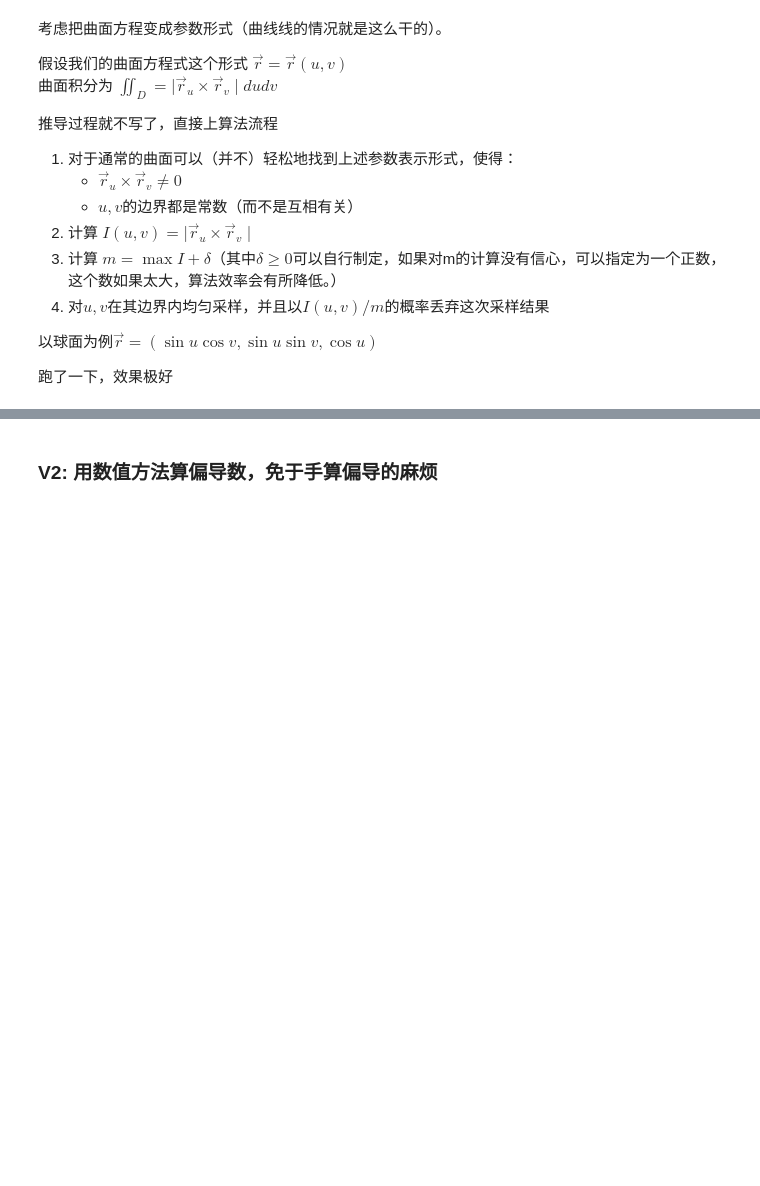
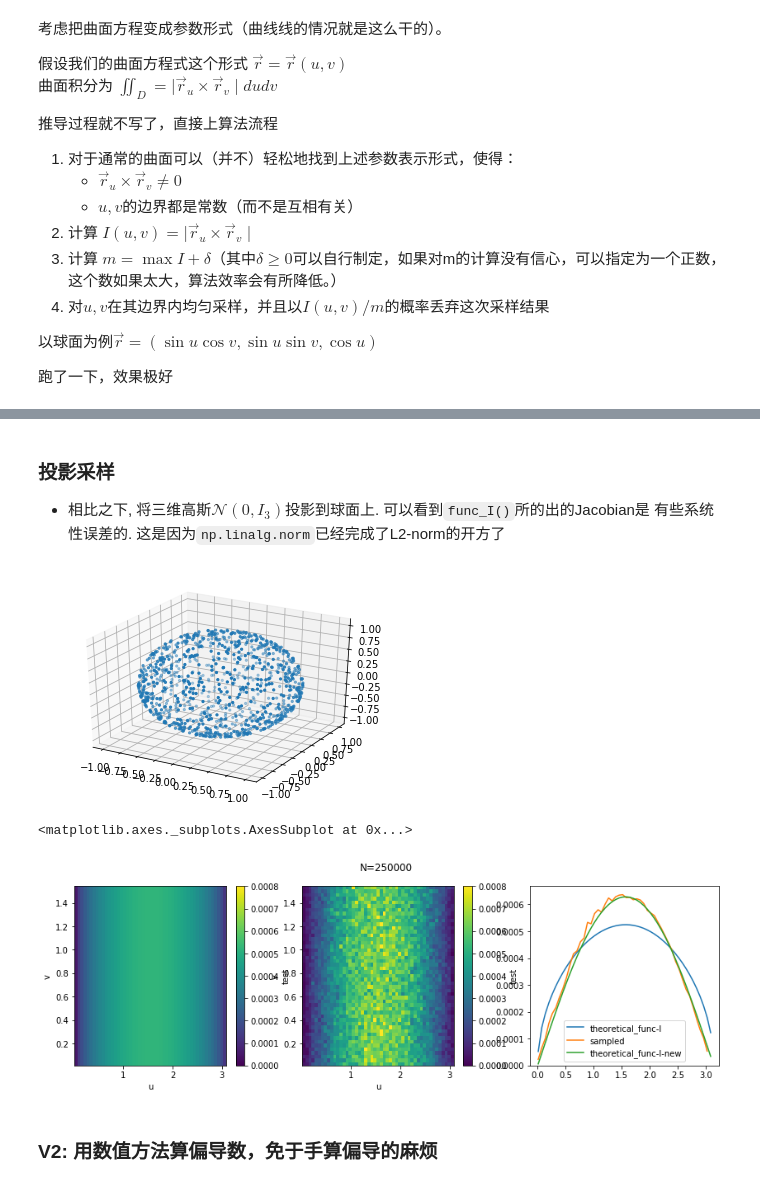
Before and after one commit to MathAndAlgo/DiscussionBoard, a Jupyter notebook: 20190819-曲面上随机采样.ipynb, the cells around one changed output, grey strips where cells are left out. Cells and saved outputs as stored; diff of their text form; code cells hidden in the pictures; blank space fills up the shorter version.

```diff
--- a/20190819-曲面上随机采样.ipynb
+++ b/20190819-曲面上随机采样.ipynb
@@ -430,3 +440,33 @@ qc_plot_2d(coords)
+# %%
+import IPython.display as ipd
+ipd.display(
+    ipd.Markdown(
+u'''
+### 投影采样
+
+- 相比之下, 将三维高斯$\mathcal{N}(0,I_3)$投影到球面上. 可以看到`func_I()`所的出的Jacobian是
+有些系统性误差的. 这是因为`np.linalg.norm`已经完成了L2-norm的开方了
+
+'''
+)
+)
+
+
+N = 250000
+coords = np.random.normal(size=(N,3))
+coords = coords / np.linalg.norm(coords,ord=2,axis=1,keepdims=1)
+
+qc_plot_3d(coords[:1000])
+qc_plot_2d(coords)
+# %% [output]
+
+### 投影采样
+
+- 相比之下, 将三维高斯$\mathcal{N}(0,I_3)$投影到球面上. 可以看到`func_I()`所的出的Jacobian是
+有些系统性误差的. 这是因为`np.linalg.norm`已经完成了L2-norm的开方了
+[figure, added]
+<matplotlib.axes._subplots.AxesSubplot at 0x...>
+[figure, added]
 # %% [markdown]
 ### V2: 用数值方法算偏导数，免于手算偏导的麻烦
 # %%
```
Also changed, not shown: parts of 5 cells of this notebook, 1 other file.
